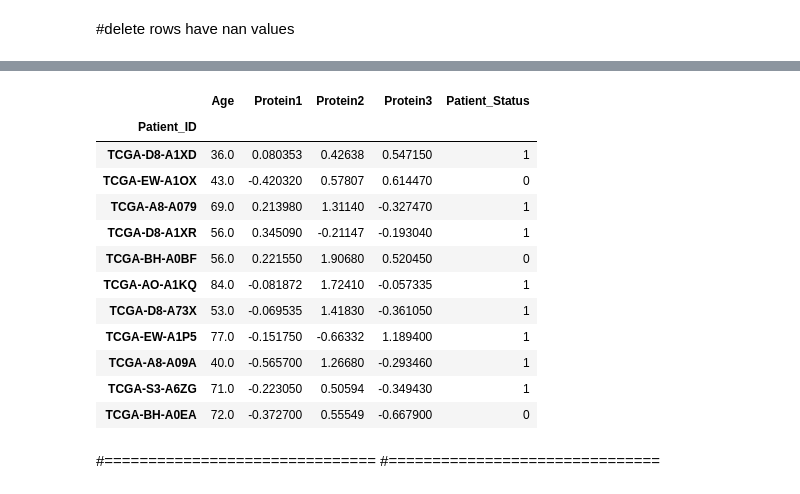
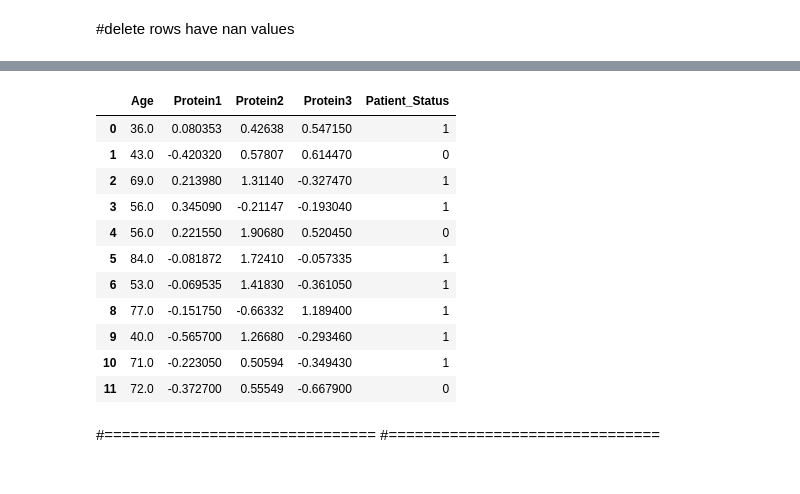
Before and after one commit to eamunt/Machine-learning-Github, a Jupyter notebook: ML_project_1.ipynb, the cells around one changed output, grey strips where cells are left out. Drawn from its saved outputs; the diff is of its cells as text; code cells hidden in the pictures.

```diff
--- a/ML_project_1.ipynb
+++ b/ML_project_1.ipynb
@@ -8,7 +8,7 @@ import pandas as pd
 import numpy as np
 
 
-df = pd.read_csv("/content/drive/MyDrive/Colab Notebooks/Machine Learning/Real_Breast_Cancer_Data/BRCA.csv",index_col=0)
+df = pd.read_csv("/content/drive/MyDrive/Colab Notebooks/Machine Learning/Real_Breast_Cancer_Data/BRCA.csv")
 # %%
 df
 # %% [output]
@@ -158,20 +155,19 @@ df11
 # %%
-temp = df11.iloc[:,[0,2,3,4,14]]
+temp = df11.iloc[:,[1,3,4,5,15]]
 temp
 # %% [output]
 |  | Age | Protein1 | Protein2 | Protein3 | Patient_Status |
-| Patient_ID |  |  |  |  |  |
-| TCGA-D8-A1XD | 36.0 | 0.080353 | 0.42638 | 0.547150 | 1 |
-| TCGA-EW-A1OX | 43.0 | -0.420320 | 0.57807 | 0.614470 | 0 |
-| TCGA-A8-A079 | 69.0 | 0.213980 | 1.31140 | -0.327470 | 1 |
-| TCGA-D8-A1XR | 56.0 | 0.345090 | -0.21147 | -0.193040 | 1 |
-| TCGA-BH-A0BF | 56.0 | 0.221550 | 1.90680 | 0.520450 | 0 |
-| TCGA-AO-A1KQ | 84.0 | -0.081872 | 1.72410 | -0.057335 | 1 |
-| TCGA-D8-A73X | 53.0 | -0.069535 | 1.41830 | -0.361050 | 1 |
-| TCGA-EW-A1P5 | 77.0 | -0.151750 | -0.66332 | 1.189400 | 1 |
-| TCGA-A8-A09A | 40.0 | -0.565700 | 1.26680 | -0.293460 | 1 |
-| TCGA-S3-A6ZG | 71.0 | -0.223050 | 0.50594 | -0.349430 | 1 |
-| TCGA-BH-A0EA | 72.0 | -0.372700 | 0.55549 | -0.667900 | 0 |
+| 0 | 36.0 | 0.080353 | 0.42638 | 0.547150 | 1 |
+| 1 | 43.0 | -0.420320 | 0.57807 | 0.614470 | 0 |
+| 2 | 69.0 | 0.213980 | 1.31140 | -0.327470 | 1 |
+| 3 | 56.0 | 0.345090 | -0.21147 | -0.193040 | 1 |
+| 4 | 56.0 | 0.221550 | 1.90680 | 0.520450 | 0 |
+| 5 | 84.0 | -0.081872 | 1.72410 | -0.057335 | 1 |
+| 6 | 53.0 | -0.069535 | 1.41830 | -0.361050 | 1 |
+| 8 | 77.0 | -0.151750 | -0.66332 | 1.189400 | 1 |
+| 9 | 40.0 | -0.565700 | 1.26680 | -0.293460 | 1 |
+| 10 | 71.0 | -0.223050 | 0.50594 | -0.349430 | 1 |
+| 11 | 72.0 | -0.372700 | 0.55549 | -0.667900 | 0 |
 # %% [markdown]
 #===============================
 #===============================
```
Also changed, not shown: parts of 17 cells of this notebook, 1 other file.
